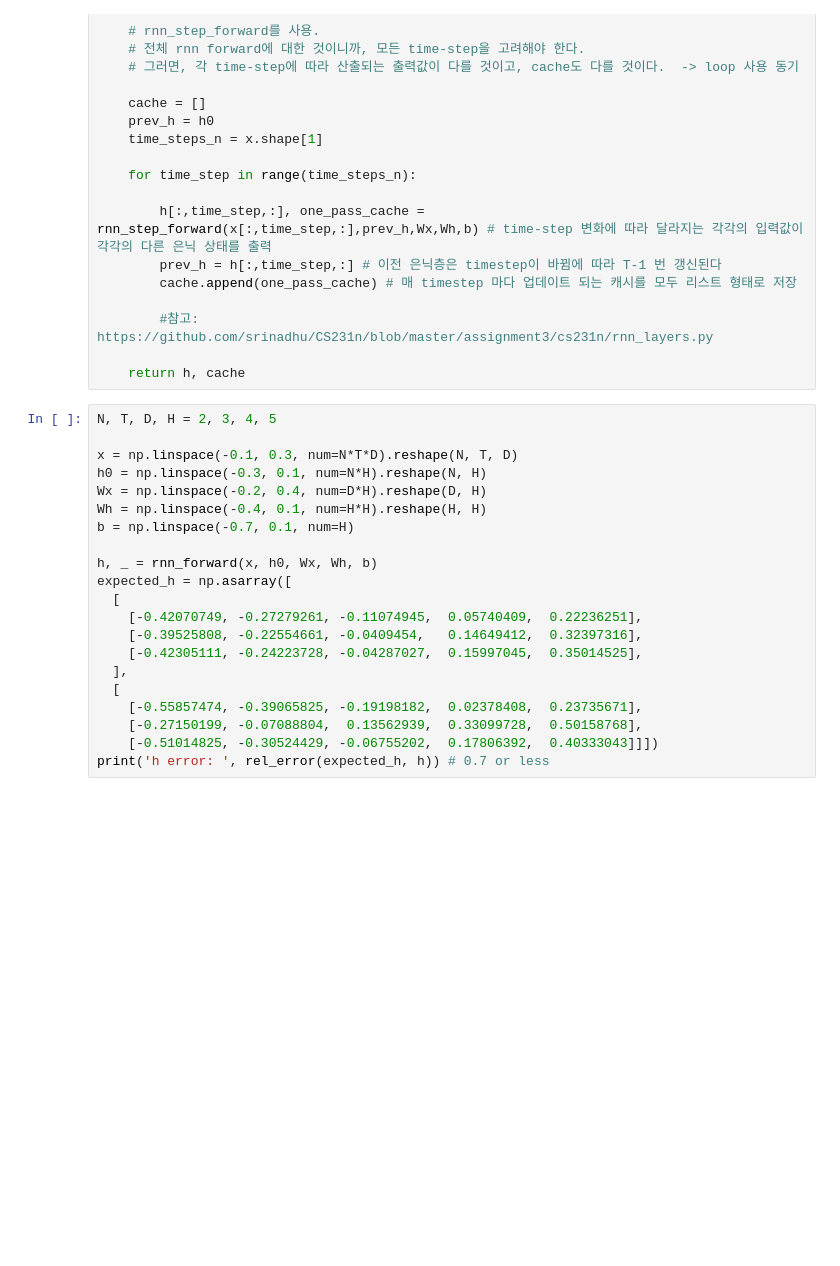
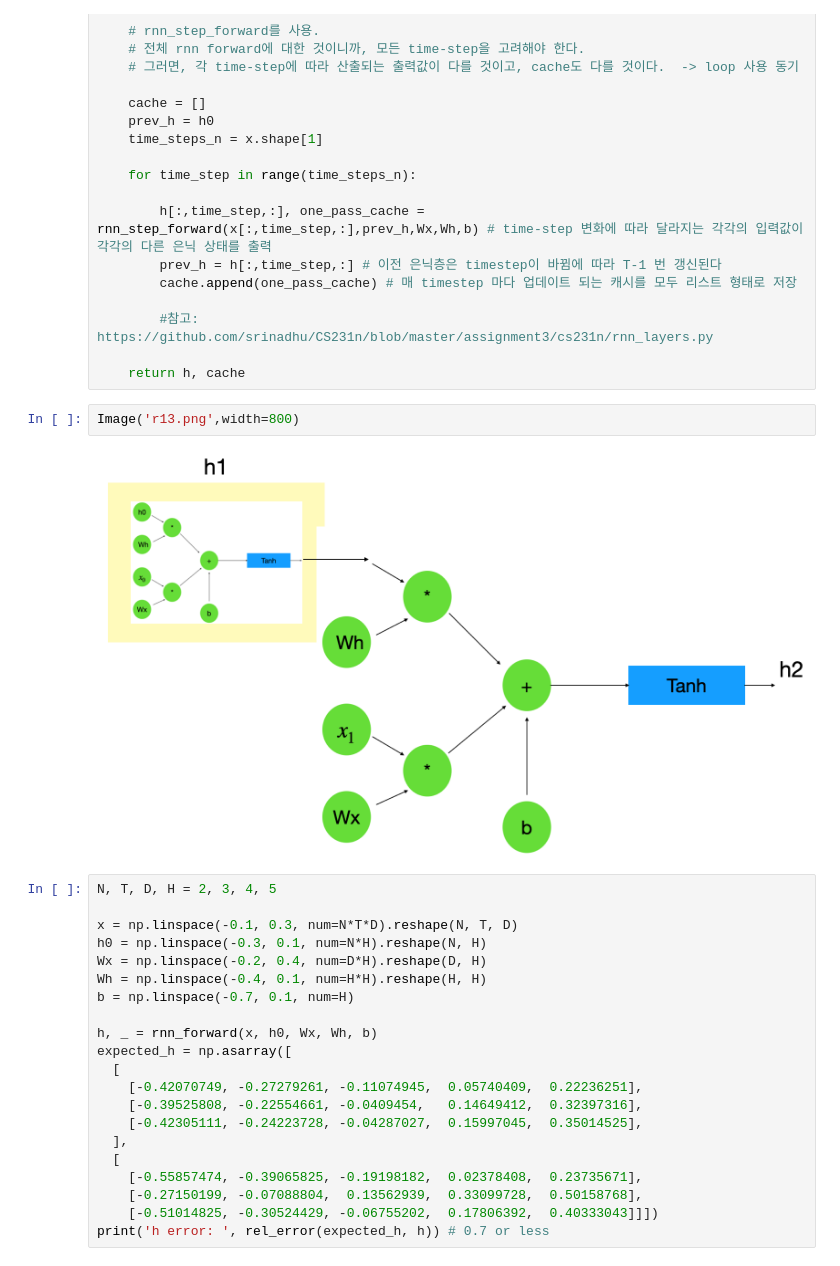
Before and after one commit to musicjae/cs231n, a Jupyter notebook: assignment3/RNN(1).ipynb, the cells around one changed output. Saved outputs shown, nothing was run; the diff lists cells and outputs as text; blank space fills up the shorter version.

```diff
--- a/assignment3/RNN(1).ipynb
+++ b/assignment3/RNN(1).ipynb
@@ -508,6 +508,10 @@ def rnn_forward(x, h0, Wx, Wh, b):
         #참고: https://github.com/srinadhu/CS231n/blob/master/assignment3/cs231n/rnn_layers.py
 
     return h, cache
+# %%
+Image('r13.png',width=800)
+# %% [output]
+[figure, added]
 # %%
 N, T, D, H = 2, 3, 4, 5
 
```
Also changed, not shown: parts of 10 cells of this notebook.
